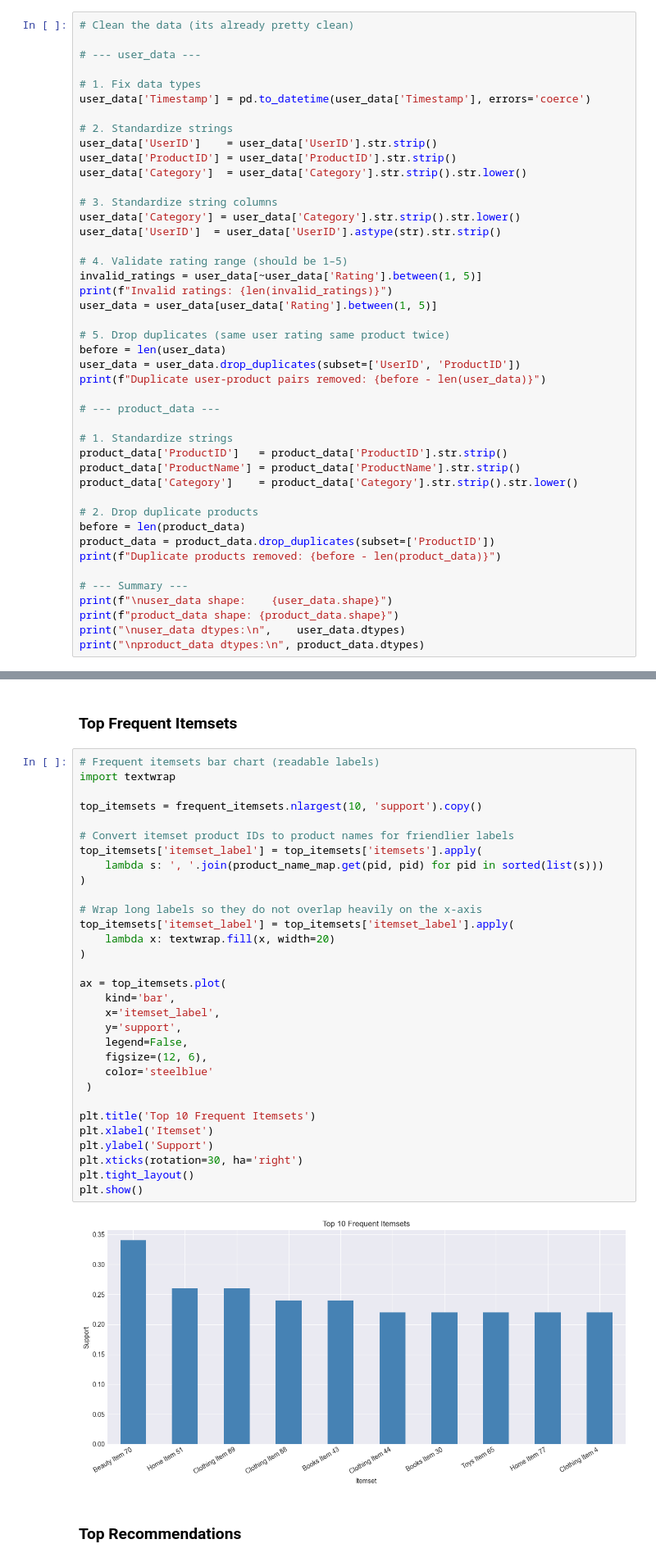
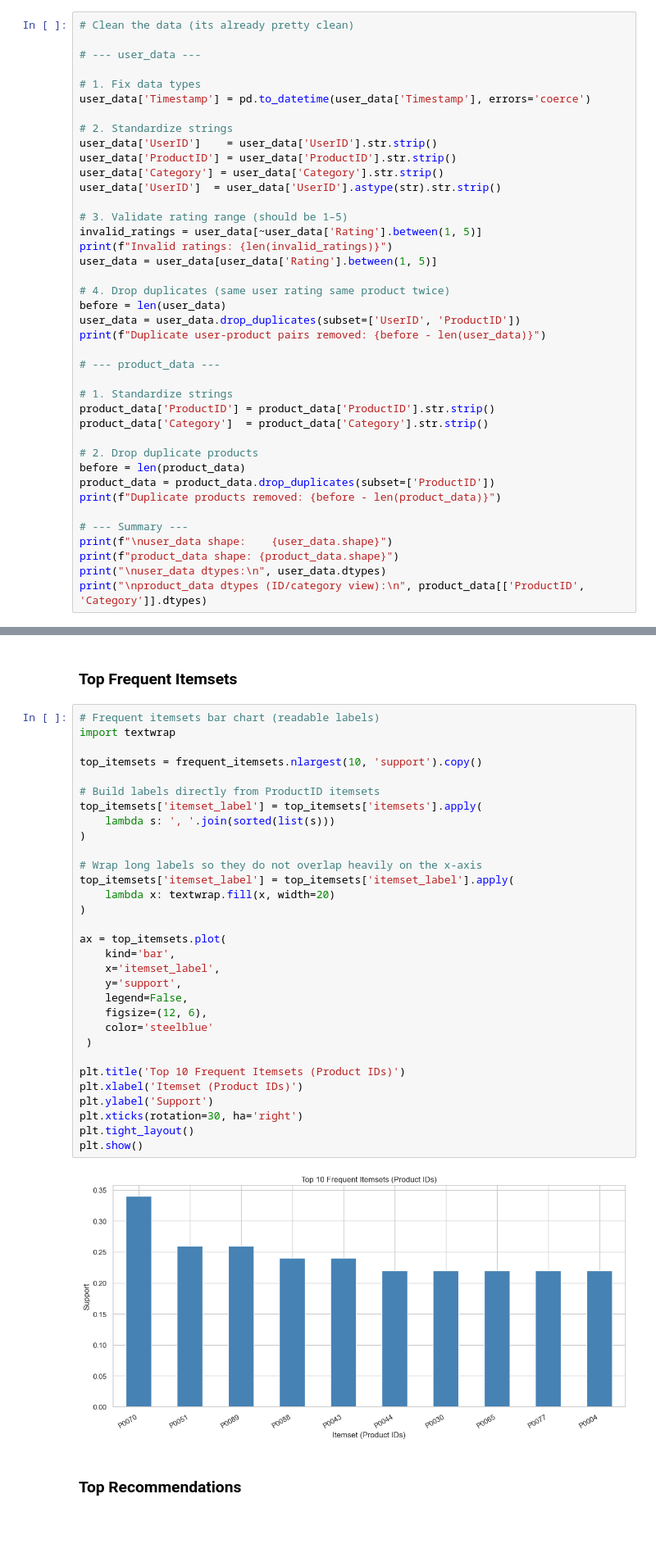
Before and after one commit to MassPaol/SOEN-471-Assignment2, a Jupyter notebook: assignment2_notebook.ipynb, the cells around one changed output, grey strips where cells are left out. Shown at 82% size. Cells and saved outputs as stored; diff of their text form; blank space fills up the shorter version.

```diff
--- a/assignment2_notebook.ipynb
+++ b/assignment2_notebook.ipynb
@@ -35,18 +35,15 @@ user_data['Timestamp'] = pd.to_datetime(user_data['Timestamp'], errors='coerce')
 # 2. Standardize strings
 user_data['UserID']    = user_data['UserID'].str.strip()
 user_data['ProductID'] = user_data['ProductID'].str.strip()
-user_data['Category']  = user_data['Category'].str.strip().str.lower()
-
-# 3. Standardize string columns
-user_data['Category'] = user_data['Category'].str.strip().str.lower()
+user_data['Category'] = user_data['Category'].str.strip()
 user_data['UserID']  = user_data['UserID'].astype(str).str.strip()
 
-# 4. Validate rating range (should be 1–5)
+# 3. Validate rating range (should be 1–5)
 invalid_ratings = user_data[~user_data['Rating'].between(1, 5)]
 print(f"Invalid ratings: {len(invalid_ratings)}")
 user_data = user_data[user_data['Rating'].between(1, 5)]
 
-# 5. Drop duplicates (same user rating same product twice)
+# 4. Drop duplicates (same user rating same product twice)
 before = len(user_data)
 user_data = user_data.drop_duplicates(subset=['UserID', 'ProductID'])
 print(f"Duplicate user-product pairs removed: {before - len(user_data)}")
@@ -54,9 +51,8 @@ print(f"Duplicate user-product pairs removed: {before - len(user_data)}")
 # --- product_data ---
 
 # 1. Standardize strings
-product_data['ProductID']   = product_data['ProductID'].str.strip()
-product_data['ProductName'] = product_data['ProductName'].str.strip()
-product_data['Category']    = product_data['Category'].str.strip().str.lower()
+product_data['ProductID'] = product_data['ProductID'].str.strip()
+product_data['Category']  = product_data['Category'].str.strip()
 
 # 2. Drop duplicate products
 before = len(product_data)
@@ -66,8 +62,8 @@ print(f"Duplicate products removed: {before - len(product_data)}")
 # --- Summary ---
 print(f"\nuser_data shape:    {user_data.shape}")
 print(f"product_data shape: {product_data.shape}")
-print("\nuser_data dtypes:\n",    user_data.dtypes)
-print("\nproduct_data dtypes:\n", product_data.dtypes)
+print("\nuser_data dtypes:\n", user_data.dtypes)
+print("\nproduct_data dtypes (ID/category view):\n", product_data[['ProductID', 'Category']].dtypes)
 # %% [output]
 Invalid ratings: 0
 Duplicate user-product pairs removed: 0
@@ -611,36 +602,36 @@ plt.show()
 # %%
 # Frequent itemsets bar chart (readable labels)
 import textwrap
 
 top_itemsets = frequent_itemsets.nlargest(10, 'support').copy()
 
-# Convert itemset product IDs to product names for friendlier labels
+# Build labels directly from ProductID itemsets
 top_itemsets['itemset_label'] = top_itemsets['itemsets'].apply(
-    lambda s: ', '.join(product_name_map.get(pid, pid) for pid in sorted(list(s)))
+    lambda s: ', '.join(sorted(list(s)))
 )
 
 # Wrap long labels so they do not overlap heavily on the x-axis
 top_itemsets['itemset_label'] = top_itemsets['itemset_label'].apply(
     lambda x: textwrap.fill(x, width=20)
 )
 
 ax = top_itemsets.plot(
     kind='bar',
     x='itemset_label',
     y='support',
     legend=False,
     figsize=(12, 6),
     color='steelblue'
  )
 
-plt.title('Top 10 Frequent Itemsets')
-plt.xlabel('Itemset')
+plt.title('Top 10 Frequent Itemsets (Product IDs)')
+plt.xlabel('Itemset (Product IDs)')
 plt.ylabel('Support')
 plt.xticks(rotation=30, ha='right')
 plt.tight_layout()
 plt.show()
 # %% [output]
-[figure, old version]
+[figure, new version]
 # %% [markdown]
 ### Top Recommendations
 # %%
```
Also changed, not shown: parts of 9 cells of this notebook.
